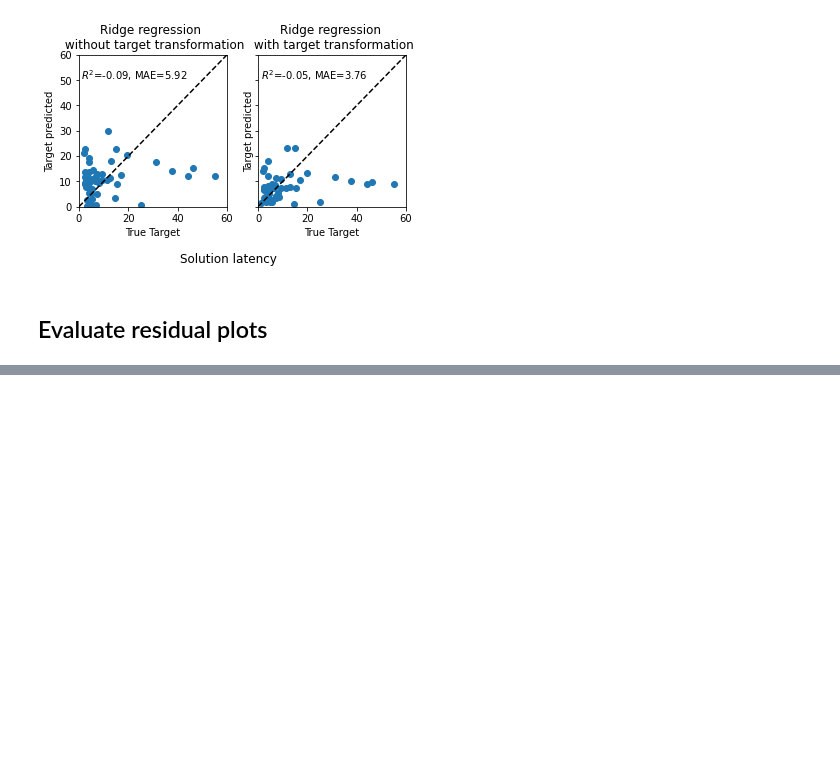
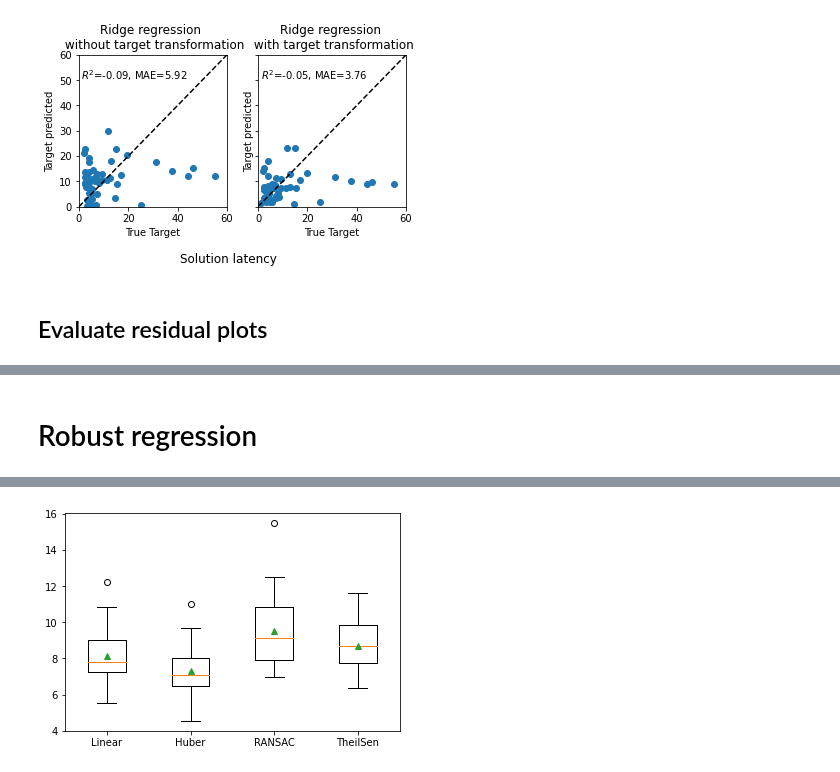
Before and after one commit to hundredball/Math24, a Jupyter notebook: Analyze_data.ipynb, the cells around one changed output, grey strips where cells are left out. Saved outputs shown, nothing was run; the diff lists cells and outputs as text; code cells hidden in the pictures; blank space fills up the shorter version.

Commit message:
Add robust regression

```diff
--- a/Analyze_data.ipynb
+++ b/Analyze_data.ipynb
@@ -1859,0 +1860,77 @@ fig.tight_layout(pad=2)
+# %% [markdown]
+# Robust regression
+# %%
+from random import random
+from random import randint
+from random import seed
+from numpy import mean
+from numpy import std
+from numpy import absolute
+from sklearn.datasets import make_regression
+from sklearn.model_selection import cross_val_score
+from sklearn.model_selection import RepeatedKFold
+from sklearn.linear_model import LinearRegression
+from sklearn.linear_model import HuberRegressor
+from sklearn.linear_model import RANSACRegressor
+from sklearn.linear_model import TheilSenRegressor
+from matplotlib import pyplot
+
+# prepare the dataset
+def get_dataset():
+    X, y = make_regression(n_samples=100, n_features=1, tail_strength=0.9, effective_rank=1, n_informative=1, noise=3, bias=50, random_state=1)
+    # add some artificial outliers
+    seed(1)
+    for i in range(10):
+        factor = randint(2, 4)
+        if random() > 0.5:
+            X[i] += factor * X.std()
+        else:
+            X[i] -= factor * X.std()
+    return X, y
+
+# dictionary of model names and model objects
+def get_models():
+    models = dict()
+    models['Linear'] = LinearRegression()
+    models['Huber'] = HuberRegressor()
+    models['RANSAC'] = RANSACRegressor()
+    models['TheilSen'] = TheilSenRegressor()
+    return models
+
+# evaluate a model
+def evalute_model(X, y, model, name):
+    # define model evaluation method
+    cv = RepeatedKFold(n_splits=10, n_repeats=3, random_state=1)
+    # evaluate model
+    scores = cross_val_score(model, X, y, scoring='neg_mean_absolute_error', cv=cv, n_jobs=-1)
+    # force scores to be positive
+    scores = absolute(scores)
+    return scores
+
+# Load data
+X, Y, C, S, D = dl.read_data([2], list(range(11)), channel_limit=21, rm_baseline=False)
+
+# Get bandpower
+bp = bandpower.get_bandpower(X, low=[4,7,13], high=[7,13,30])
+
+# Flatten bp
+bp = bp.reshape((bp.shape[0],-1))
+
+# PCA
+pca = PCA(n_components=0.9)
+pca.fit(bp)
+X = pca.transform(bp)
+
+# retrieve models
+models = get_models()
+results = dict()
+for name, model in models.items():
+    # evaluate the model
+    results[name] = evalute_model(X, Y, model, name)
+    # summarize progress
+    print('>%s %.3f (%.3f)' % (name, mean(results[name]), std(results[name])))
+
+# plot model performance for comparison
+pyplot.boxplot(results.values(), labels=results.keys(), showmeans=True)
+pyplot.show()
+# %% [output]
@@ -1859,0 +1945 @@ fig.tight_layout(pad=2)
+[figure, added]
```
Also changed, not shown: parts of 4 cells of this notebook, 1 other file.
